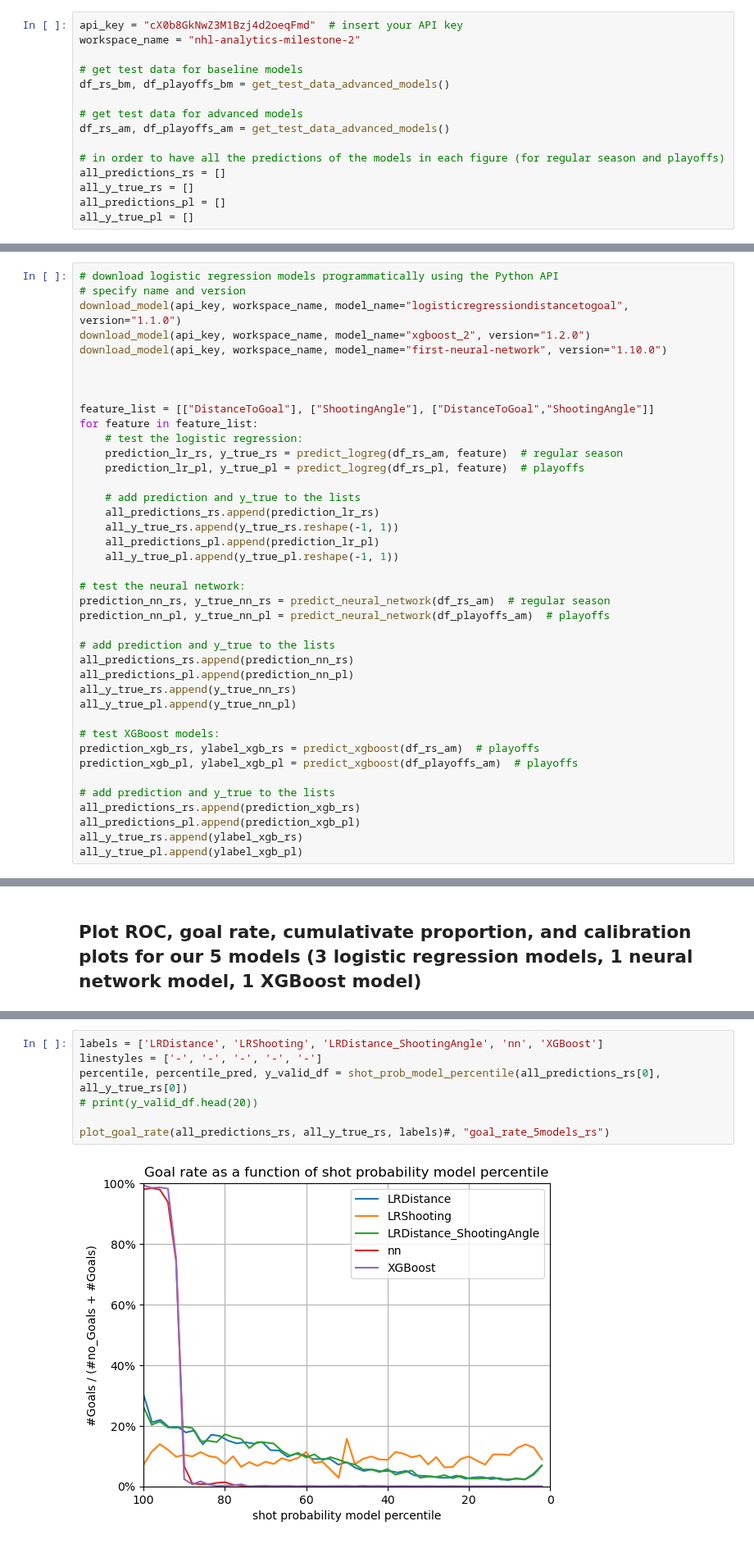
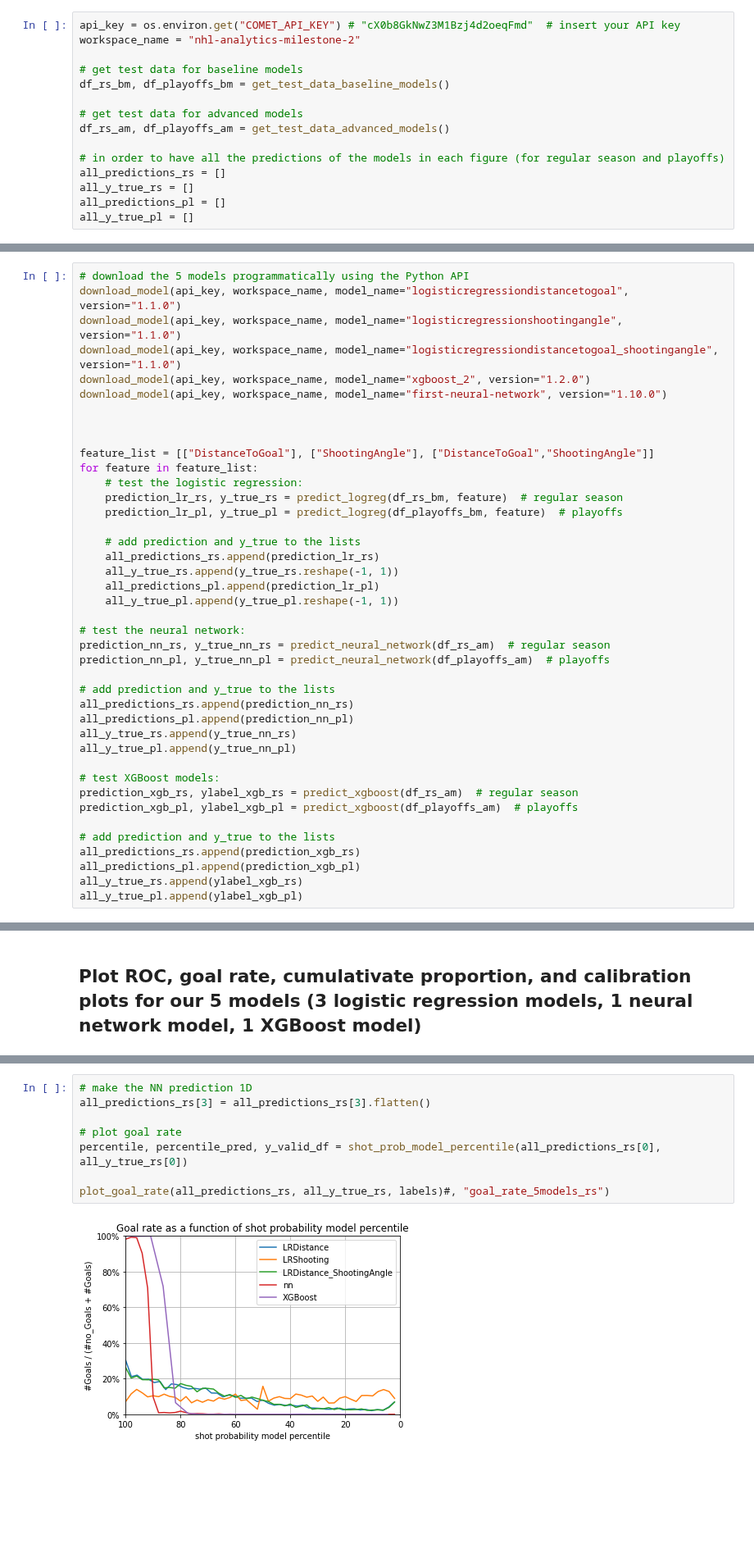
Before and after one commit to miloshdevic/NHL_analytics, a Jupyter notebook: model_testing.ipynb, the cells around one changed output, grey strips where cells are left out. Shown at 82% size. Cells and saved outputs as stored; diff of their text form; blank space fills up the shorter version.

Commit message:
predictions working for test set

```diff
--- a/model_testing.ipynb
+++ b/model_testing.ipynb
@@ -6,11 +7,11 @@ from utils.model_utils import *
 from utils.plot_utils import *
 from model_testing import *
 # %%
-api_key = "cX0b8GkNwZ3M1Bzj4d2oeqFmd"  # insert your API key
+api_key = os.environ.get("COMET_API_KEY") # "cX0b8GkNwZ3M1Bzj4d2oeqFmd"  # insert your API key
 workspace_name = "nhl-analytics-milestone-2"
 
 # get test data for baseline models
-df_rs_bm, df_playoffs_bm = get_test_data_advanced_models()
+df_rs_bm, df_playoffs_bm = get_test_data_baseline_models()
 
 # get test data for advanced models
 df_rs_am, df_playoffs_am = get_test_data_advanced_models()
@@ -25,7 +31,8 @@ all_y_true_pl = []
 # %%
-# download logistic regression models programmatically using the Python API
-# specify name and version
+# download the 5 models programmatically using the Python API
 download_model(api_key, workspace_name, model_name="logisticregressiondistancetogoal", version="1.1.0")
+download_model(api_key, workspace_name, model_name="logisticregressionshootingangle", version="1.1.0")
+download_model(api_key, workspace_name, model_name="logisticregressiondistancetogoal_shootingangle", version="1.1.0")
 download_model(api_key, workspace_name, model_name="xgboost_2", version="1.2.0")
 download_model(api_key, workspace_name, model_name="first-neural-network", version="1.10.0")
 
@@ -34,8 +41,8 @@ download_model(api_key, workspace_name, model_name="first-neural-network", versi
 feature_list = [["DistanceToGoal"], ["ShootingAngle"], ["DistanceToGoal","ShootingAngle"]]
 for feature in feature_list:
     # test the logistic regression:
-    prediction_lr_rs, y_true_rs = predict_logreg(df_rs_am, feature)  # regular season
-    prediction_lr_pl, y_true_pl = predict_logreg(df_rs_pl, feature)  # playoffs
+    prediction_lr_rs, y_true_rs = predict_logreg(df_rs_bm, feature)  # regular season
+    prediction_lr_pl, y_true_pl = predict_logreg(df_playoffs_bm, feature)  # playoffs
 
     # add prediction and y_true to the lists
     all_predictions_rs.append(prediction_lr_rs)
@@ -54,7 +61,7 @@ all_y_true_rs.append(y_true_nn_rs)
 all_y_true_pl.append(y_true_nn_pl)
 
 # test XGBoost models:
-prediction_xgb_rs, ylabel_xgb_rs = predict_xgboost(df_rs_am)  # playoffs
+prediction_xgb_rs, ylabel_xgb_rs = predict_xgboost(df_rs_am)  # regular season
 prediction_xgb_pl, ylabel_xgb_pl = predict_xgboost(df_playoffs_am)  # playoffs
 
 # add prediction and y_true to the lists
@@ -106,10 +111,11 @@ plot_roc_curve(all_predictions_rs, all_y_true_rs, linestyles, labels)#, "roc_5mo
 # %%
-labels = ['LRDistance', 'LRShooting', 'LRDistance_ShootingAngle', 'nn', 'XGBoost']
-linestyles = ['-', '-', '-', '-', '-']
+# make the NN prediction 1D
+all_predictions_rs[3] = all_predictions_rs[3].flatten()
+
+# plot goal rate
 percentile, percentile_pred, y_valid_df = shot_prob_model_percentile(all_predictions_rs[0], all_y_true_rs[0])
-# print(y_valid_df.head(20))
 
 plot_goal_rate(all_predictions_rs, all_y_true_rs, labels)#, "goal_rate_5models_rs")
 # %% [output]
-[figure, old version]
+[figure, new version]
 # %%
```
Also changed, not shown: parts of 17 cells of this notebook, 3 other files.
